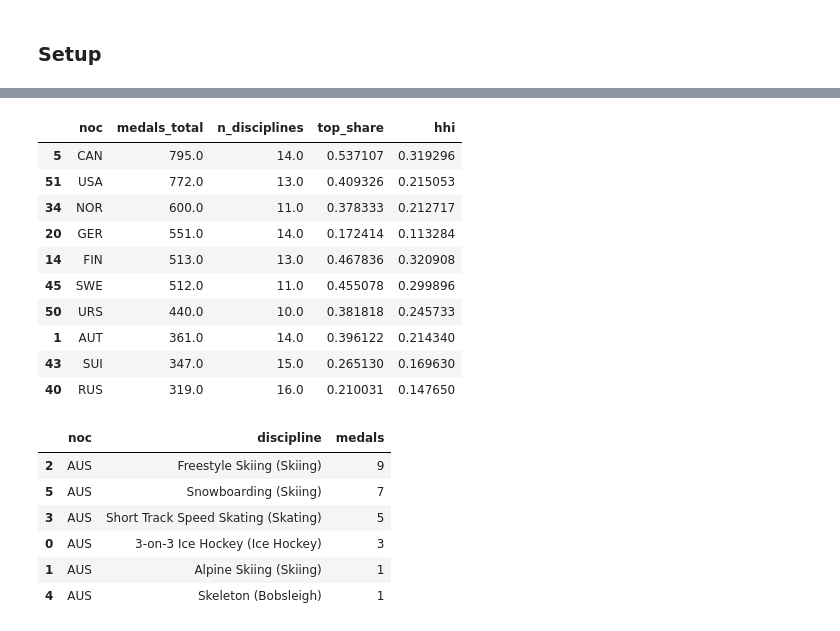
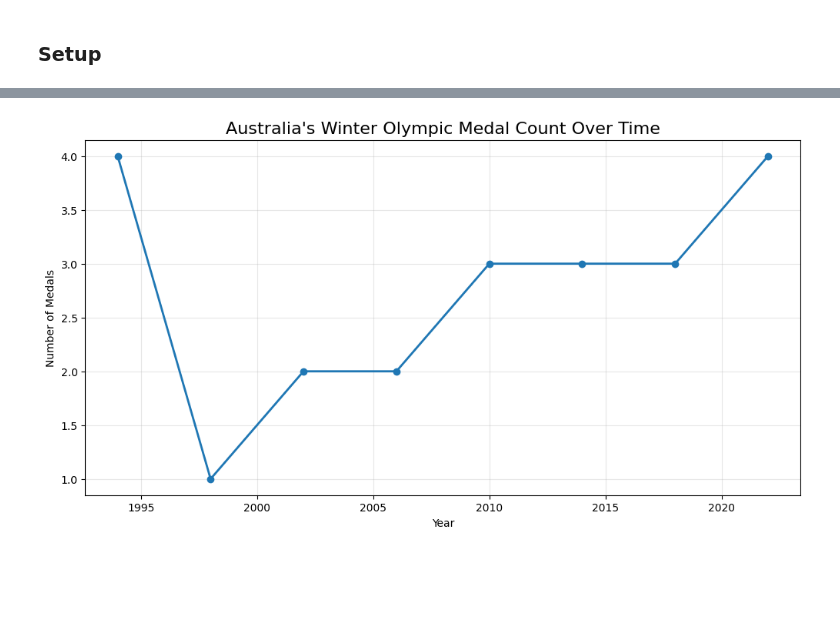
Before and after one commit to dpark2380/comm3180_S26_Blog, a Jupyter notebook: posts/blog_03_olympics/DOW3_olympics.ipynb, the cells around one changed output, grey strips where cells are left out. Saved outputs shown, nothing was run; the diff lists cells and outputs as text; code cells hidden in the pictures; blank space fills up the shorter version.

```diff
--- a/posts/blog_03_olympics/DOW3_olympics.ipynb
+++ b/posts/blog_03_olympics/DOW3_olympics.ipynb
@@ -95,42 +94,36 @@ country_discipline = (
-# %%
-def diversification_metrics(df):
-    total = df["medals"].sum()
-    shares = df["medals"] / total
-
-    return pd.Series({
-        "medals_total": total,
-        "n_disciplines": df["discipline"].nunique(),
-        "top_share": shares.max(),
-        "hhi": (shares ** 2).sum(),   # Herfindahl-Hirschman Index
-    })
-
-div_metrics = (
-    country_discipline.groupby("noc")
-    .apply(diversification_metrics)
-    .reset_index()
-)
-
-div_metrics.sort_values("medals_total", ascending=False).head(10)
-# %% [output]
-|  | noc | medals_total | n_disciplines | top_share | hhi |
-| 5 | CAN | 795.0 | 14.0 | 0.537107 | 0.319296 |
-| 51 | USA | 772.0 | 13.0 | 0.409326 | 0.215053 |
-| 34 | NOR | 600.0 | 11.0 | 0.378333 | 0.212717 |
-| 20 | GER | 551.0 | 14.0 | 0.172414 | 0.113284 |
-| 14 | FIN | 513.0 | 13.0 | 0.467836 | 0.320908 |
-| 45 | SWE | 512.0 | 11.0 | 0.455078 | 0.299896 |
-| 50 | URS | 440.0 | 10.0 | 0.381818 | 0.245733 |
-| 1 | AUT | 361.0 | 14.0 | 0.396122 | 0.214340 |
-| 43 | SUI | 347.0 | 15.0 | 0.265130 | 0.169630 |
-| 40 | RUS | 319.0 | 16.0 | 0.210031 | 0.147650 |
 # %%
+country_discipline = (
+    medals_df.groupby(["noc", "discipline"])
+    .size()
+    .reset_index(name="medals")
+)
+
 aus = country_discipline[country_discipline["noc"] == "AUS"].sort_values("medals", ascending=False)
 aus
+
+aus_by_year = (
+    medals_df[medals_df["noc"] == "AUS"]
+    .groupby("year")
+    .size()
+    .reset_index(name="medals")
+    .sort_values("year")
+)
+
+
+plt.figure(figsize=(12, 6))
+
+plt.plot(
+    aus_by_year["year"],
+    aus_by_year["medals"],
+    marker="o",
+    linewidth=2
+)
+
+plt.title("Australia's Winter Olympic Medal Count Over Time", fontsize=16)
+plt.xlabel("Year")
+plt.ylabel("Number of Medals")
+plt.grid(alpha=0.3)
+
+plt.show()
 # %% [output]
-|  | noc | discipline | medals |
-| 2 | AUS | Freestyle Skiing (Skiing) | 9 |
-| 5 | AUS | Snowboarding (Skiing) | 7 |
-| 3 | AUS | Short Track Speed Skating (Skating) | 5 |
-| 0 | AUS | 3-on-3 Ice Hockey (Ice Hockey) | 3 |
-| 1 | AUS | Alpine Skiing (Skiing) | 1 |
-| 4 | AUS | Skeleton (Bobsleigh) | 1 |
+[figure, added]
```
Also changed, not shown: parts of 16 cells of this notebook.
